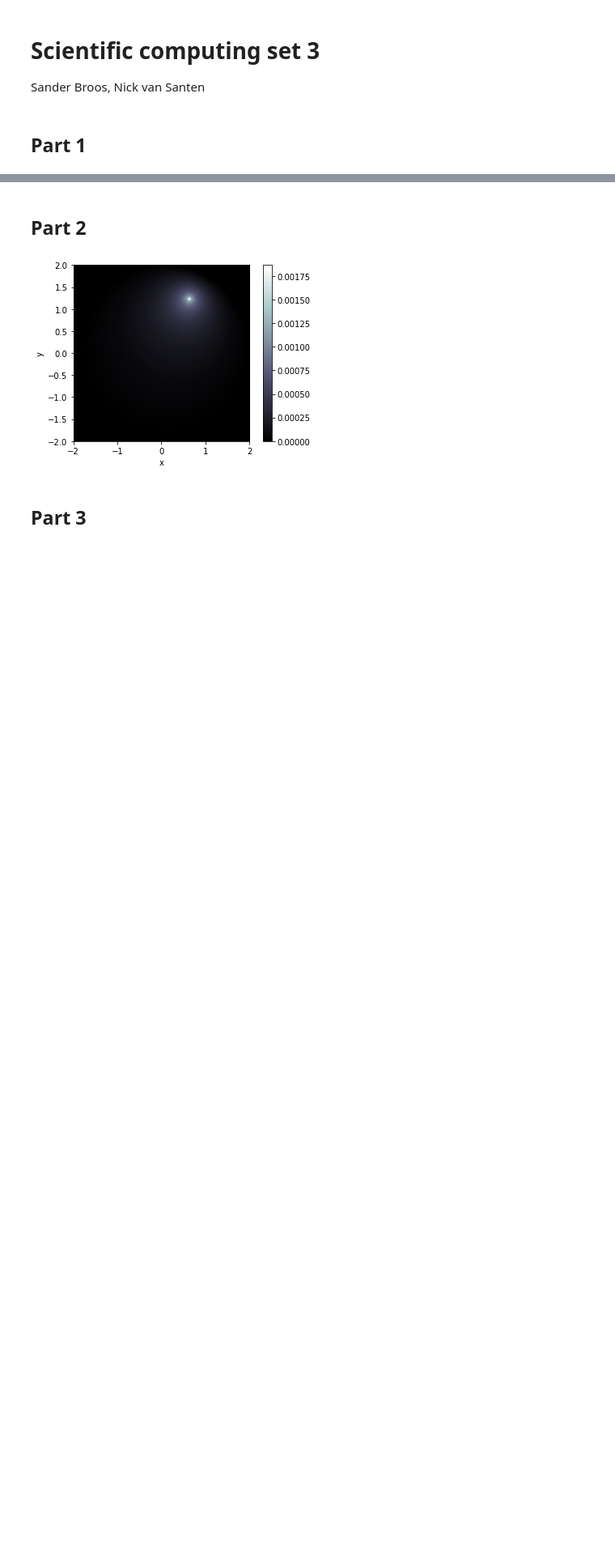
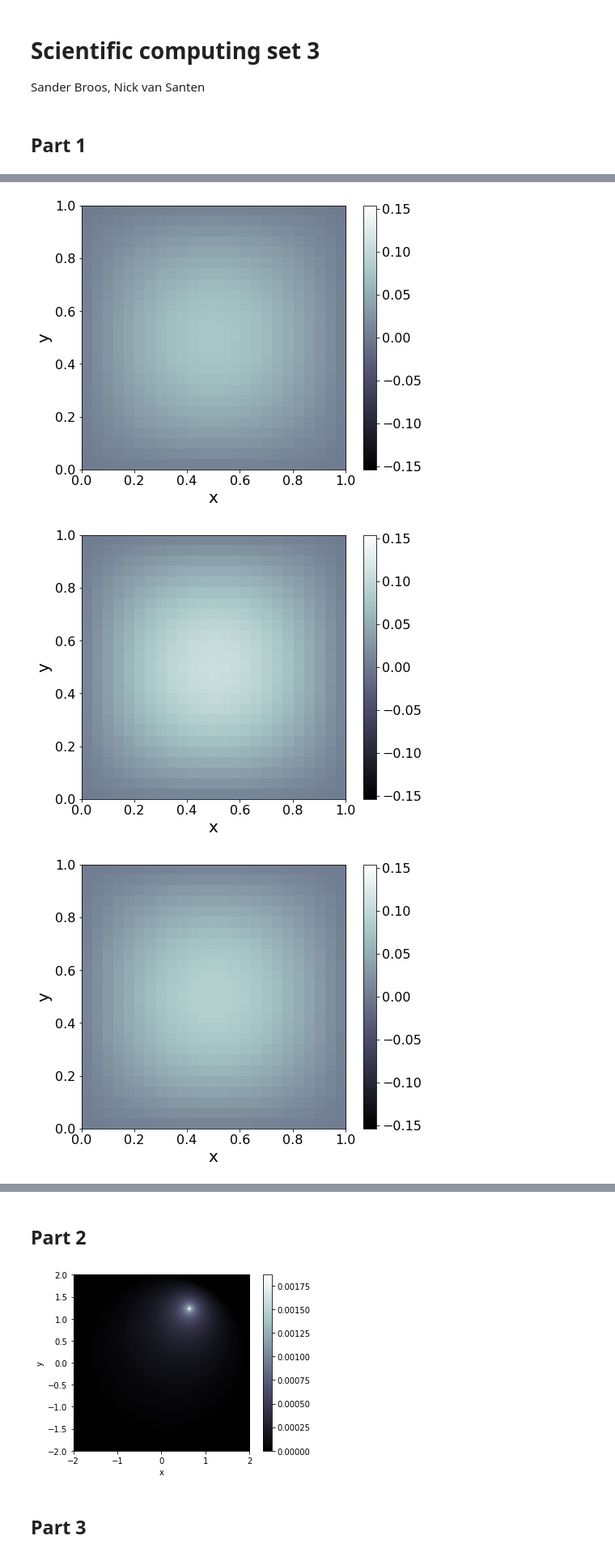
Before and after one commit to Nickvs99/ScientificComputing, a Jupyter notebook: Set 3/set3.ipynb, the cells around one changed output, grey strips where cells are left out. Shown at 81% size. Saved outputs shown, nothing was run; the diff lists cells and outputs as text; code cells hidden in the pictures; blank space fills up the shorter version.

```diff
--- a/Set 3/set3.ipynb
+++ b/Set 3/set3.ipynb
@@ -26,0 +107,21 @@ plt.rcParams["figure.figsize"] = (8,6)
+# %%
+from matplotlib.colors import Normalize
+
+def time_behavior(L_x, L_y, circle):
+    wave = WaveEquation(dx=0.04, L_x = L_x, L_y = L_y, circle=circle, sparse=True)
+
+    eigendata = wave.eigenvalues(1)
+    eigenvalue = eigendata[0][0]
+    eigenvector = eigendata[1][0]
+
+    for t in np.linspace(0, 2*np.pi / (-eigenvalue)**0.5, 10):
+        T = wave.time_dependence(t, eigenvalue)
+        wave.make_plot(np.reshape(eigenvector, (wave.M, wave.N)) * T, norm=Normalize(-np.amax(eigenvector) * 2, np.amax(eigenvector) * 2))
+
+time_behavior(1, 1, False)
+
+# TODO van hoeveel vormen moet dit?
+# %% [output]
+[figure, added]
+[figure, added]
+[figure, added]
```
Also changed, not shown: parts of 5 cells of this notebook, 1 other file.
